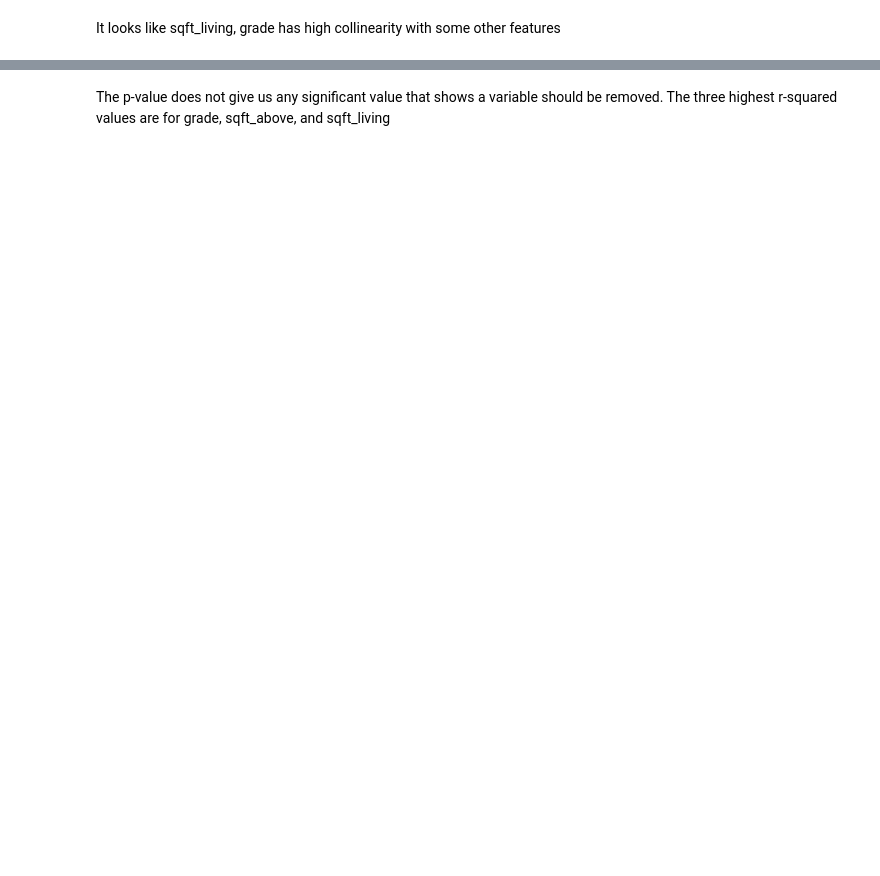
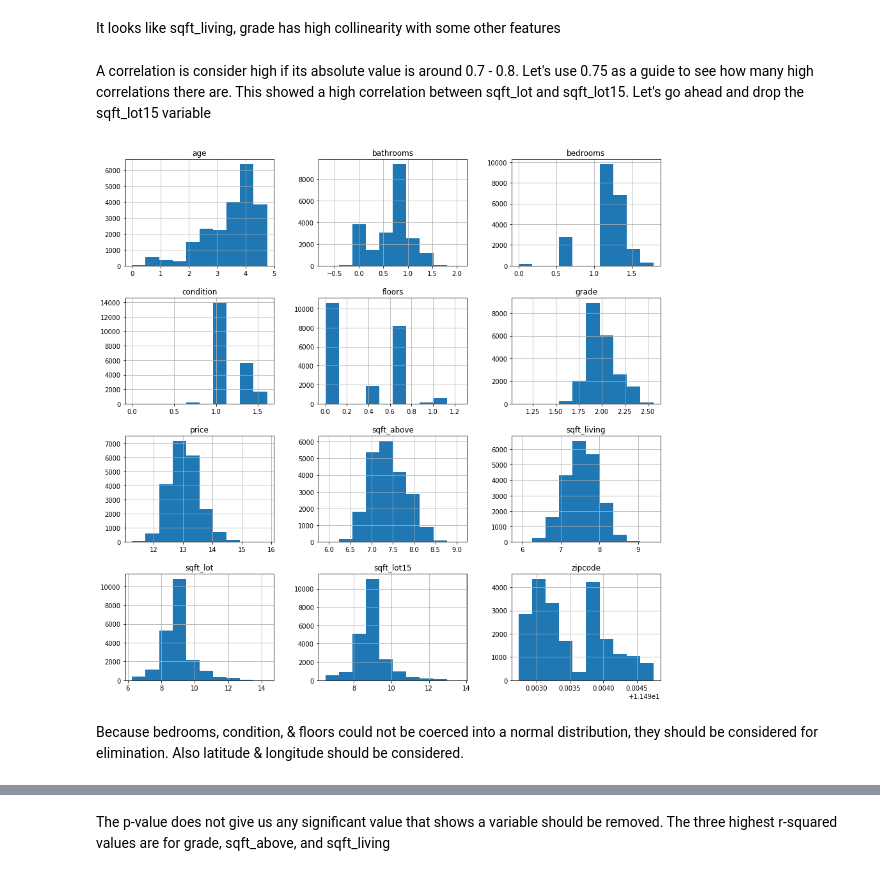
Before and after one commit to jenylmurdock/dsc-1-final-project-online-ds-pt-011419, a Jupyter notebook: student.ipynb, the cells around one changed output, grey strips where cells are left out. Drawn from its saved outputs; the diff is of its cells as text; code cells hidden in the pictures; blank space fills up the shorter version.

```diff
--- a/student.ipynb
+++ b/student.ipynb
@@ -143,3 +216,8 @@ f, ax = plt.subplots(figsize=(10, 8))
 sns.heatmap(kc.corr(), center = 0, linewidths = .25);
 # %% [markdown]
 It looks like sqft_living, grade has high collinearity with some other features
+# %% [markdown]
+A correlation is consider high if its absolute value is around 0.7 - 0.8.
+Let's use 0.75 as a guide to see how many high correlations there are.
+This showed a high correlation between sqft_lot and sqft_lot15.  Let's go ahead and
+drop the sqft_lot15 variable
@@ -149,24 +229,33 @@ It looks like sqft_living, grade has high collinearity with some other features
 kc.hist(figsize=(15,15));
 # %%
 # Normalize the data using log transformation
-#   the variables basement, age, has_view, yr_renovated cannot be log transformed due to their values of 0
+# the variables basement, age, has_view, yr_renovated cannot be log transformed due to their values of 0
+
 import numpy as np
 kc_log = pd.DataFrame([])
 
+kc_log['price'] = np.log(kc.price)
 kc_log['bathrooms'] = np.log(kc.bathrooms)
 kc_log['bedrooms'] = np.log(kc.bedrooms)
 kc_log['condition'] = np.log(kc.condition)
+kc_log['age'] = np.log(kc.age)
 kc_log['floors'] = np.log(kc.floors)
 kc_log['grade'] = np.log(kc.grade)
-kc_log['price'] = np.log(kc.price)
+#kc_log['lat'] = np.log(kc.lat)
+#kc_log['long'] = np.log(kc.long) - this produced a problem, got filled with null values
 kc_log['sqft_above'] = np.log(kc.sqft_above)
 kc_log['sqft_living'] = np.log(kc.sqft_living)
 kc_log['sqft_lot'] = np.log(kc.sqft_lot)
 kc_log['sqft_lot15'] = np.log(kc.sqft_lot15)
 kc_log['zipcode'] = np.log(kc.zipcode)
 
 # look at the histograms of the transformed data
 kc_log.hist(figsize = (15,15));
+# %% [output]
+[figure, added]
+# %% [markdown]
+Because bedrooms, condition, & floors could not be coerced into a normal distribution, they should be
+considered for elimination.  Also latitude & longitude should be considered.
 # %%
 # Convert categorical columns to numeric format with one-hot encoding
 
```
Also changed, not shown: parts of 56 cells of this notebook.
